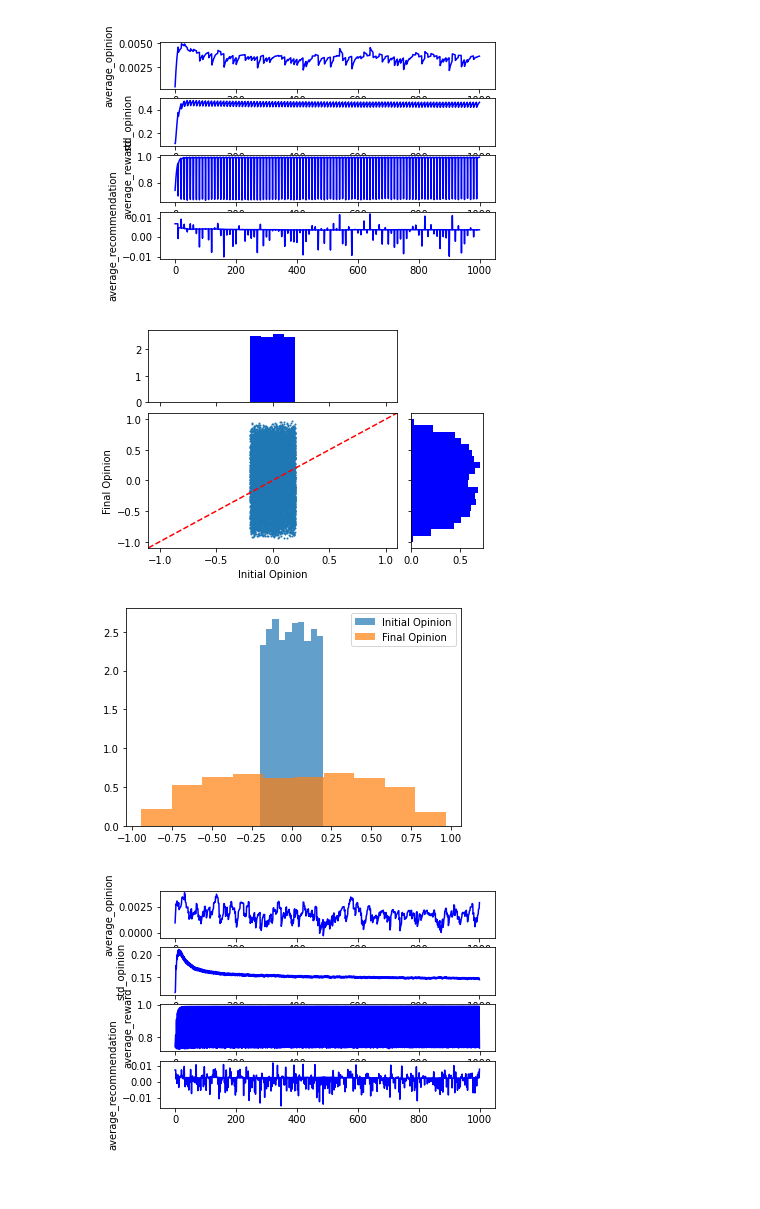
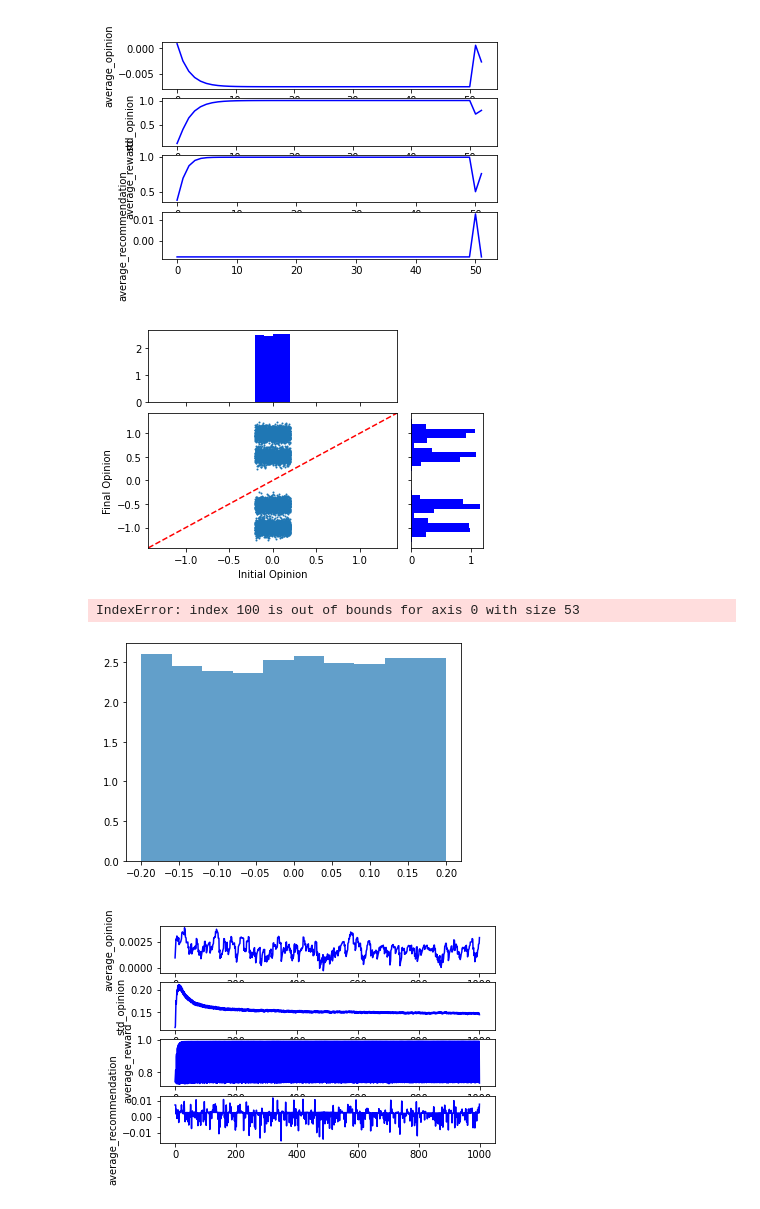
Before and after one commit to paganick/dynamics-of-recommender-systems, a Jupyter notebook: code/main_population.ipynb, the cells around one changed output. Cells and saved outputs as stored; diff of their text form; code cells hidden in the pictures.

Commit message:
bimodal distribution

```diff
--- a/code/main_population.ipynb
+++ b/code/main_population.ipynb
@@ -9,42 +9,45 @@ from modules.utils import Opinion, ListOpinion
 from modules.simulator import Simulator
 # %%
 reward_1 = RewardFunctionSquaredExponential(decay_parameter=1.0)
-recommendation_sampler_1 = UniformSamplerRecommendation(low=-1.0, high=1.0)
+recommendation_sampler_1 = UniformSamplerRecommendation(low=-10.0, high=10.0)
+recommendation_sampler_2 = BimodalSamplerRecommendation(mean=[-1.0, 1.0], std=[0.1, 0.1])
 
 parameters_1 = ParametersUser(prejudice=Opinion(0.0),
                               weight_prejudice=0.0,
-                              weight_recommendation=0.1,
-                              weight_current_opinion=0.9,
+                              weight_recommendation=0.4,
+                              weight_current_opinion=0.6,
                               reward=reward_1)
 
 parameters_population_identical = ParametersPopulation(parameters=parameters_1,
                                                        repeat=10000)
 
 # Define population
 population_identical = Population(initial_state=ListOpinion(np.random.uniform(low=-0.2, high=0.2, size=10000)),
                                   parameters=parameters_population_identical,
                                   save_history=True)
 
 # Define algorithm
 alg_identical = UtilityMatrix(n_agents=population_identical.n_agents(),
-                              recommendation_sampler=recommendation_sampler_1,
+                              recommendation_sampler=recommendation_sampler_2,
                               exploration_probability=None,
-                              exploration_frequency=10)
+                              exploration_frequency=50)
 # Simulators
 simulator_identical = Simulator(agent=population_identical,
                                 algorithm=alg_identical)
 
 # Run
-simulator_identical.run(horizon=1000)
+simulator_identical.run(horizon=52)
 
 # Plot
+recommendation_sampler_2.plot()
 simulator_identical.agent.plot(save=False, name='sim_identical')
 
 del reward_1, parameters_1, parameters_population_identical, population_identical, alg_identical, simulator_identical
 # %% [output]
-[figure, old version]
+[figure, new version]
-[figure, old version]
+[figure, new version]
+IndexError: index 100 is out of bounds for axis 0 with size 53
-[figure, old version]
+[figure, new version]
 # %%
 reward_1 = RewardFunctionSquaredExponential(decay_parameter=1.0)
 recommendation_sampler_1 = UniformSamplerRecommendation(low=-1.0, high=1.0)
```
Also changed, not shown: parts of 1 cell of this notebook, 3 other files.
